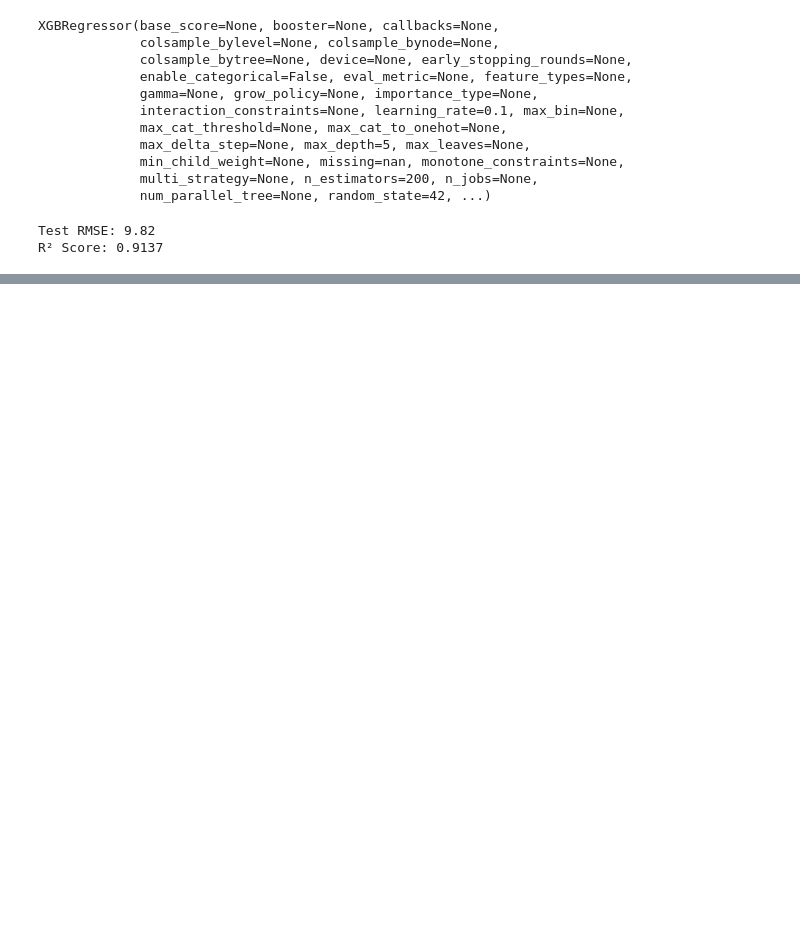
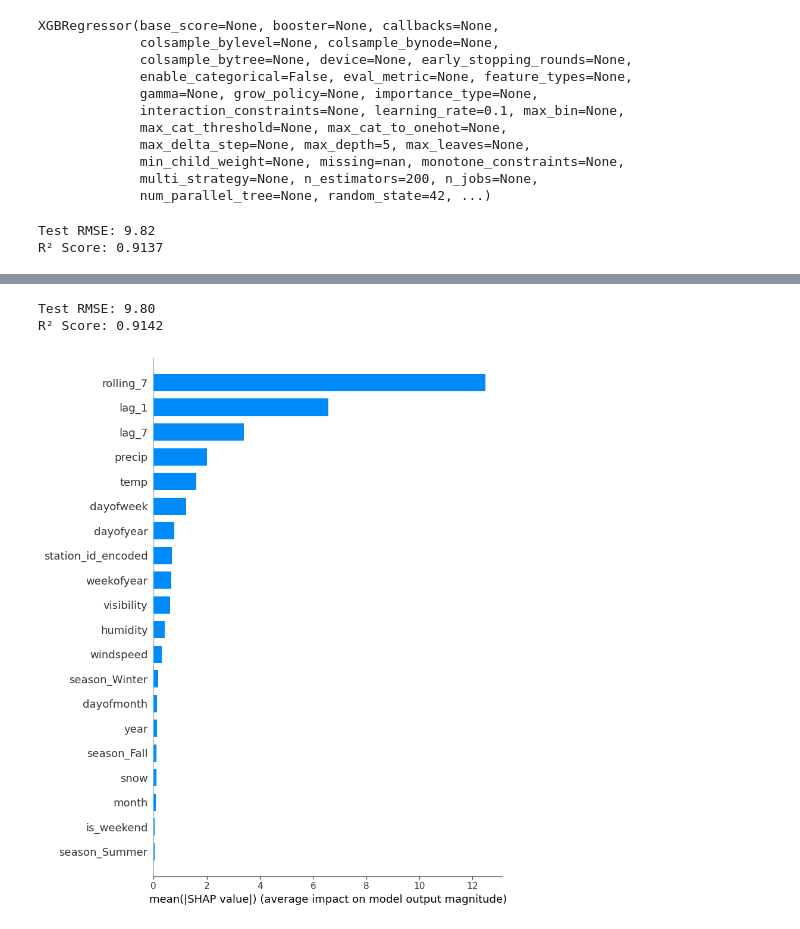
Before and after one commit to TurkiAlrasheed/pedalcast, a Jupyter notebook: bike-use-pred.ipynb, the cells around one changed output, grey strips where cells are left out. Cells and saved outputs as stored; diff of their text form; code cells hidden in the pictures; blank space fills up the shorter version.

Commit message:
improving model

```diff
--- a/bike-use-pred.ipynb
+++ b/bike-use-pred.ipynb
@@ -352,0 +330,28 @@ shap.plots.beeswarm(shap_values)
+# %%
+
+# Choose a small but meaningful grid
+param_grid = {
+    "max_depth": [3, 5, 7],
+    "learning_rate": [0.05, 0.1],
+    "n_estimators": [100, 300],
+    "subsample": [0.8],
+    "colsample_bytree": [0.8],
+}
+
+model = XGBRegressor(random_state=42)
+
+tscv = TimeSeriesSplit(n_splits=5)
+
+grid_search = GridSearchCV(
+    model,
+    param_grid=param_grid,
+    scoring="neg_root_mean_squared_error",  # for RMSE
+    cv=tscv,
+    verbose=2,
+    n_jobs=-1
+)
+
+grid_search.fit(X_train, y_train)
+
+print(f"Best RMSE: {-grid_search.best_score_:.2f}")
+print("Best params:", grid_search.best_params_)
@@ -353,3 +376,20 @@ shap.plots.beeswarm(shap_values)
+# %%
+y_pred =grid_search.predict(X_test)
+rmse = mean_squared_error(y_test, y_pred, squared=False)
+print(f"Test RMSE: {rmse:.2f}")
+
+r2 = r2_score(y_test, y_pred)
+print(f"R² Score: {r2:.4f}")
+# %% [output]
+Test RMSE: 9.80
+R² Score: 0.9142
+# %%
+explainer = shap.TreeExplainer(grid_search.best_estimator_)
+shap_values = explainer.shap_values(X_train)
+# %%
+shap.summary_plot(shap_values, X_train, plot_type="bar")
+# %% [output]
+[figure, added]
 # %%
 """import matplotlib.pyplot as plt
 from statsmodels.graphics.tsaplots import plot_acf
```
Also changed, not shown: parts of 5 cells of this notebook.
